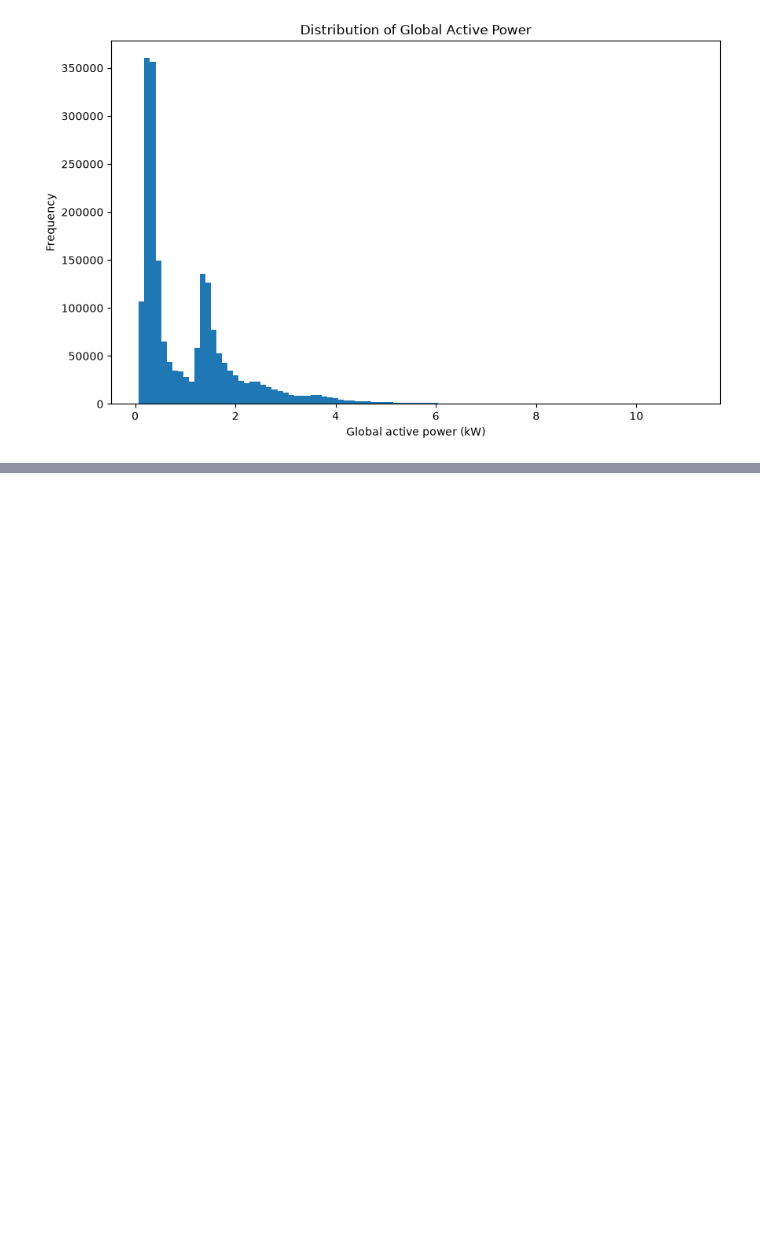
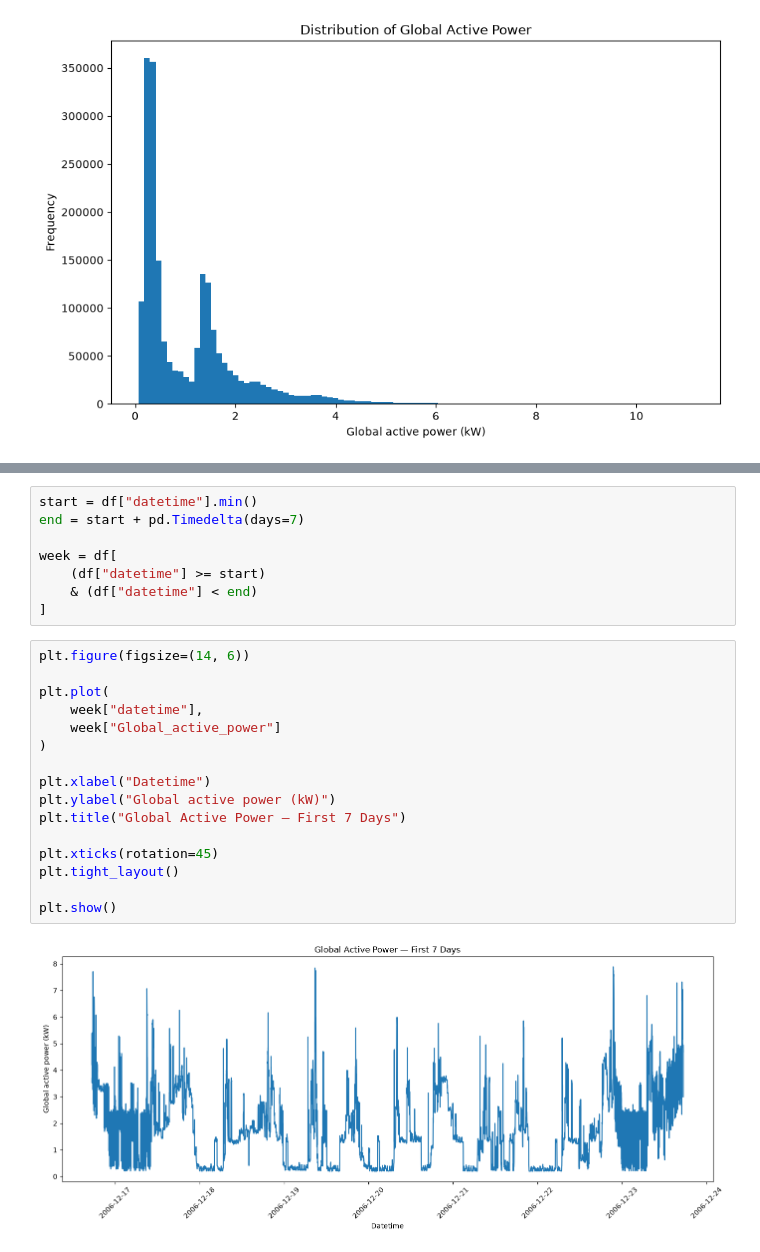
Before and after one commit to dmurray-data/deep-learning-tabular, a Jupyter notebook: notebooks/02_eda.ipynb, the cells around one changed output, grey strips where cells are left out. Drawn from its saved outputs; the diff is of its cells as text; blank space fills up the shorter version.

```diff
--- a/notebooks/02_eda.ipynb
+++ b/notebooks/02_eda.ipynb
@@ -102,0 +110,26 @@ plt.show()
+# %%
+start = df["datetime"].min()
+end = start + pd.Timedelta(days=7)
+
+week = df[
+    (df["datetime"] >= start)
+    & (df["datetime"] < end)
+]
+# %%
+plt.figure(figsize=(14, 6))
+
+plt.plot(
+    week["datetime"],
+    week["Global_active_power"]
+)
+
+plt.xlabel("Datetime")
+plt.ylabel("Global active power (kW)")
+plt.title("Global Active Power — First 7 Days")
+
+plt.xticks(rotation=45)
+plt.tight_layout()
+
+plt.show()
+# %% [output]
+[figure, added]
```
Also changed, not shown: parts of 2 cells of this notebook.
